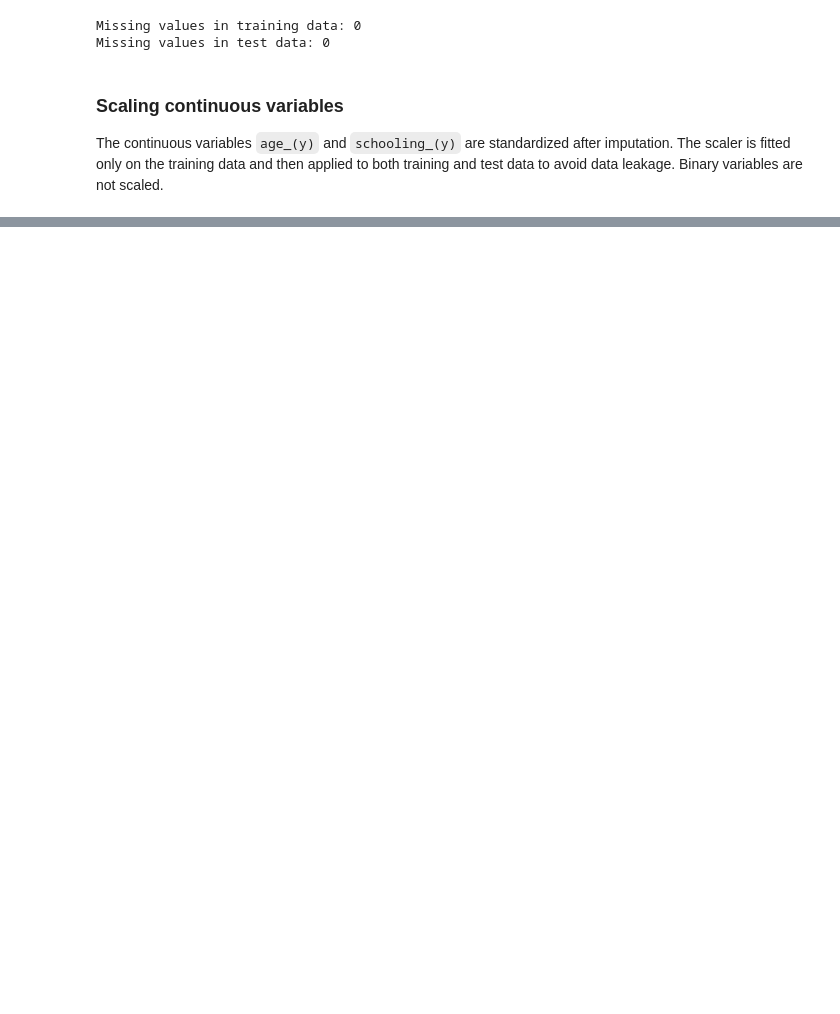
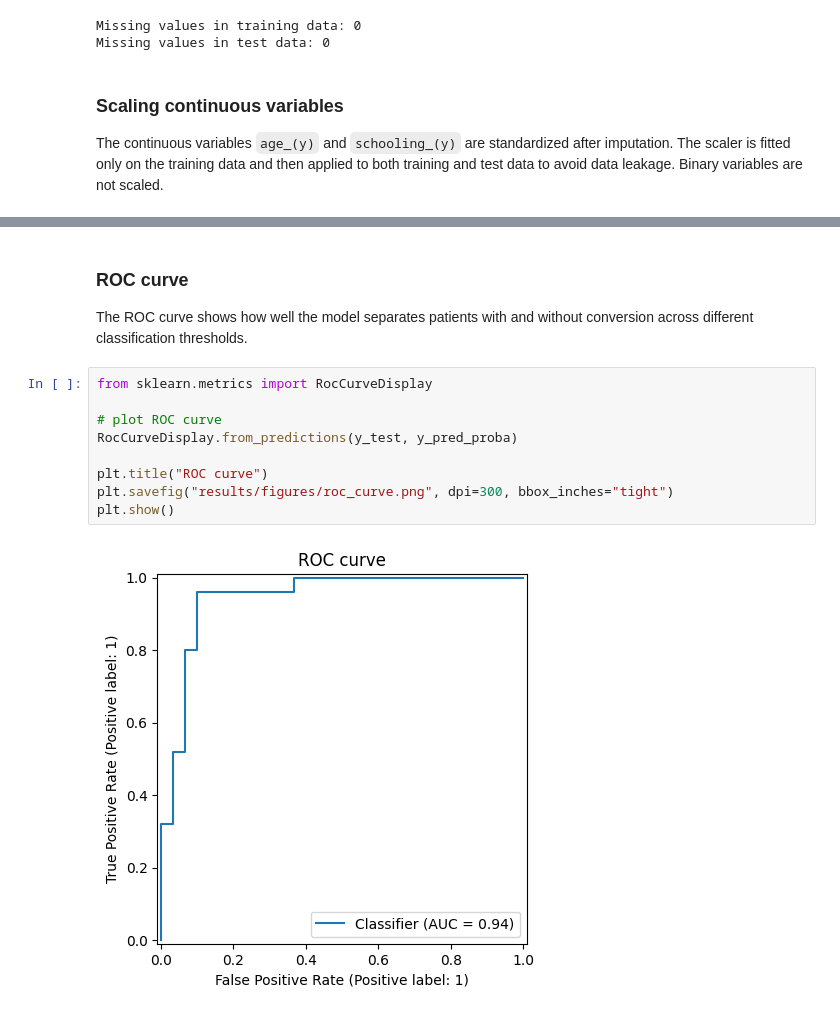
Before and after one commit to valloho/ba2_project, a Jupyter notebook: cis_ms_conversion.ipynb, the cells around one changed output, grey strips where cells are left out. Saved outputs shown, nothing was run; the diff lists cells and outputs as text; blank space fills up the shorter version.

```diff
--- a/cis_ms_conversion.ipynb
+++ b/cis_ms_conversion.ipynb
@@ -448,0 +651,15 @@ X_test_processed shape: (55, 19)
+# %% [markdown]
+### ROC curve
+
+The ROC curve shows how well the model separates patients with and without conversion across different classification thresholds.
+# %%
+from sklearn.metrics import RocCurveDisplay
+
+# plot ROC curve
+RocCurveDisplay.from_predictions(y_test, y_pred_proba)
+
+plt.title("ROC curve")
+plt.savefig("results/figures/roc_curve.png", dpi=300, bbox_inches="tight")
+plt.show()
+# %% [output]
+[figure, added]
```
Also changed, not shown: parts of 23 cells of this notebook, 7 other files.
